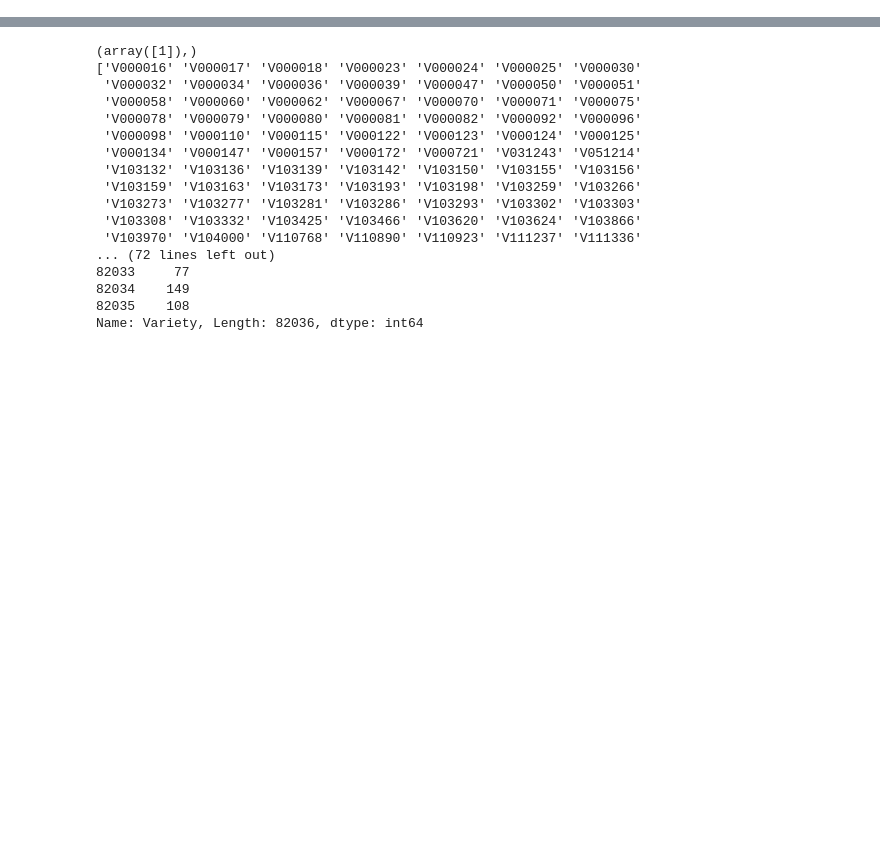
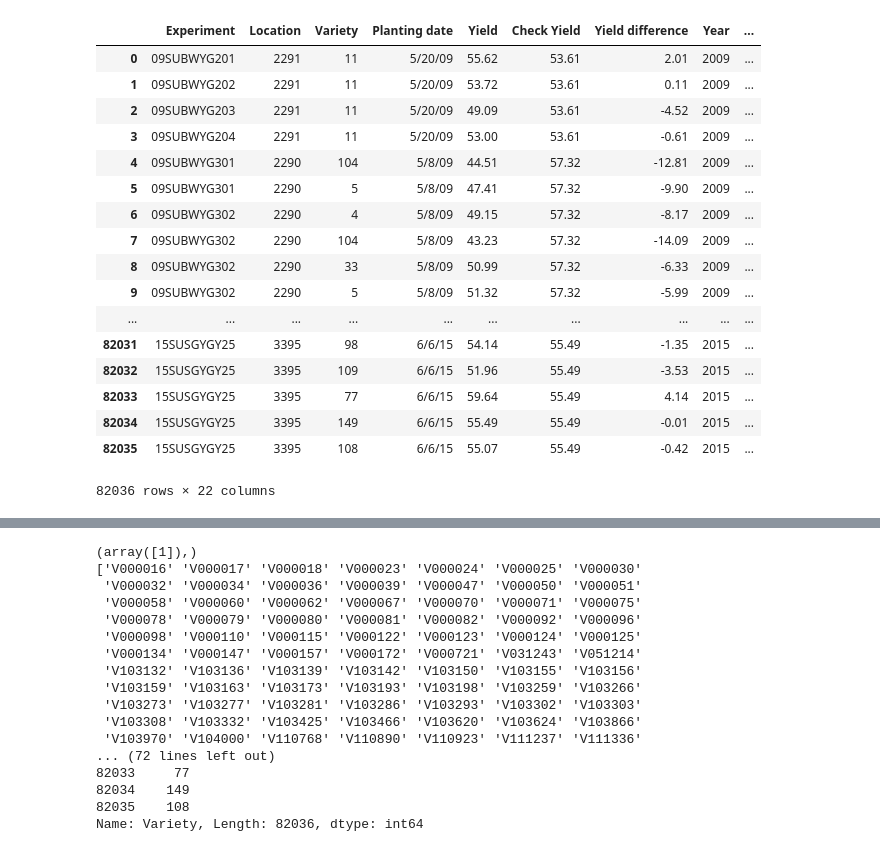
Before and after one commit to rkhaled98/Syngenta-Yield-Prediction, a Jupyter notebook: Syngenta_yield_prediction_dataset_analysis.ipynb, the cells around one changed output, grey strips where cells are left out. Saved outputs shown, nothing was run; the diff lists cells and outputs as text; code cells hidden in the pictures; blank space fills up the shorter version.

```diff
--- a/Syngenta_yield_prediction_dataset_analysis.ipynb
+++ b/Syngenta_yield_prediction_dataset_analysis.ipynb
@@ -8,6 +8,27 @@ df = pd.read_csv('Syngenta/Syngenta_2017/Experiment_dataset.csv')
 
 # np_ar = np.asarray(df)
 # df2 = pd.read_csv('Syngenta/Syngenta_2017/Region_dataset.csv')
+# %%
+df
+# %% [output]
+|  | Experiment | Location | Variety | Planting date | Yield | Check Yield | Yield difference | Year | ... |
+| 0 | 09SUBWYG201 | 2291 | 11 | 5/20/09 | 55.62 | 53.61 | 2.01 | 2009 | ... |
+| 1 | 09SUBWYG202 | 2291 | 11 | 5/20/09 | 53.72 | 53.61 | 0.11 | 2009 | ... |
+| 2 | 09SUBWYG203 | 2291 | 11 | 5/20/09 | 49.09 | 53.61 | -4.52 | 2009 | ... |
+| 3 | 09SUBWYG204 | 2291 | 11 | 5/20/09 | 53.00 | 53.61 | -0.61 | 2009 | ... |
+| 4 | 09SUBWYG301 | 2290 | 104 | 5/8/09 | 44.51 | 57.32 | -12.81 | 2009 | ... |
+| 5 | 09SUBWYG301 | 2290 | 5 | 5/8/09 | 47.41 | 57.32 | -9.90 | 2009 | ... |
+| 6 | 09SUBWYG302 | 2290 | 4 | 5/8/09 | 49.15 | 57.32 | -8.17 | 2009 | ... |
+| 7 | 09SUBWYG302 | 2290 | 104 | 5/8/09 | 43.23 | 57.32 | -14.09 | 2009 | ... |
+| 8 | 09SUBWYG302 | 2290 | 33 | 5/8/09 | 50.99 | 57.32 | -6.33 | 2009 | ... |
+| 9 | 09SUBWYG302 | 2290 | 5 | 5/8/09 | 51.32 | 57.32 | -5.99 | 2009 | ... |
+| ... | ... | ... | ... | ... | ... | ... | ... | ... | ... |
+| 82031 | 15SUSGYGY25 | 3395 | 98 | 6/6/15 | 54.14 | 55.49 | -1.35 | 2015 | ... |
+| 82032 | 15SUSGYGY25 | 3395 | 109 | 6/6/15 | 51.96 | 55.49 | -3.53 | 2015 | ... |
+| 82033 | 15SUSGYGY25 | 3395 | 77 | 6/6/15 | 59.64 | 55.49 | 4.14 | 2015 | ... |
+| 82034 | 15SUSGYGY25 | 3395 | 149 | 6/6/15 | 55.49 | 55.49 | -0.01 | 2015 | ... |
+| 82035 | 15SUSGYGY25 | 3395 | 108 | 6/6/15 | 55.07 | 55.49 | -0.42 | 2015 | ... |
+82036 rows × 22 columns
 # %%
 print(df['Planting date'][[np.random.randn]])
 # print(df.columns)
```
Also changed, not shown: parts of 1 cell of this notebook, 2 other files.
